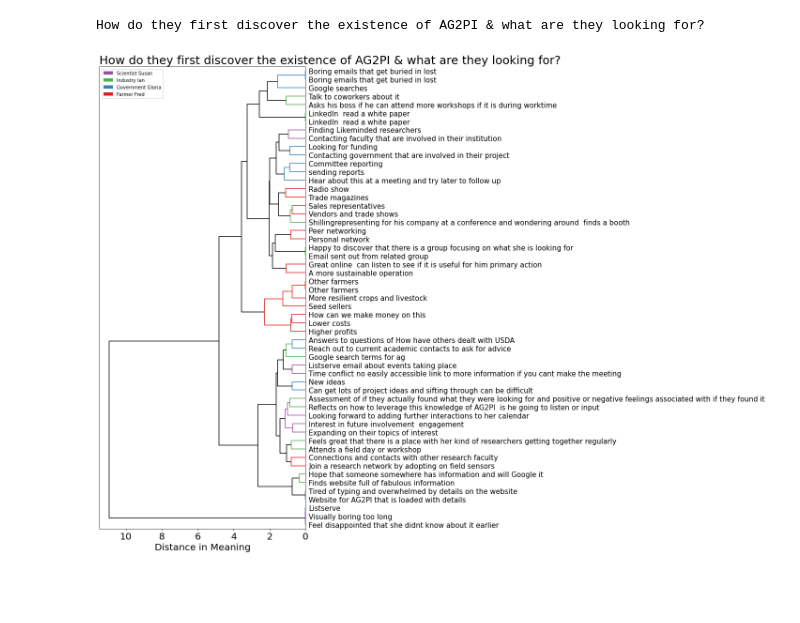
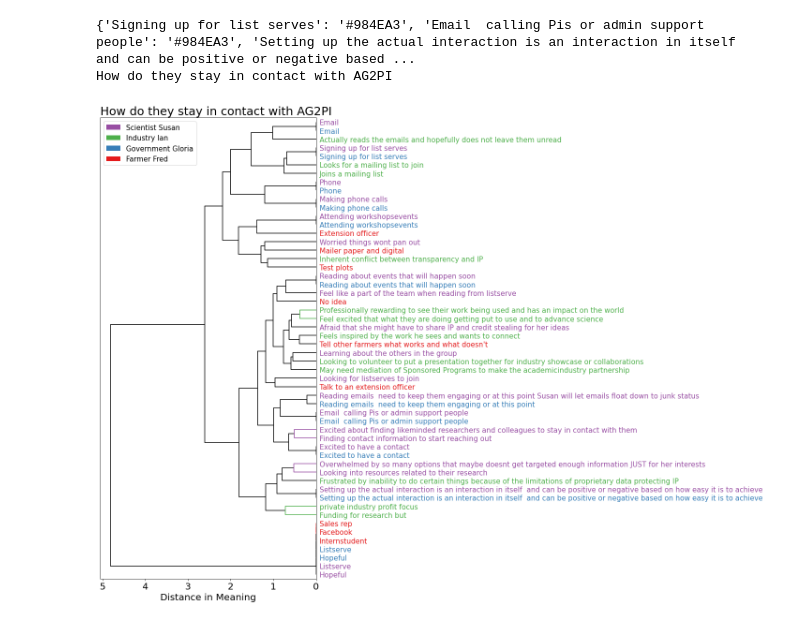
Before and after one commit to blitt2018/PSCExploratoryNLP, a Jupyter notebook: clusteringOnNouns.ipynb, the cells around one changed output. Saved outputs shown, nothing was run; the diff lists cells and outputs as text; code cells hidden in the pictures; blank space fills up the shorter version.

Commit message:
code to output clean sentiment trees

```diff
--- a/clusteringOnNouns.ipynb
+++ b/clusteringOnNouns.ipynb
@@ -94,0 +151,9 @@ dissim = getNounDistList(spanList)
+# %%
+#check out PCA and tSNE method
+spanSums = getSumSentVecs(nounSpanList)
+spanSums
+
+#only need 30 out of 300 features to get most of the variance in the data
+pca = PCA(n_components=55)
+reducedData = pca.fit_transform(np.array(spanSums))
+sum(pca.explained_variance_ratio_)
@@ -94,0 +162,3 @@ dissim = getNounDistList(spanList)
+# %%
+tsne = TSNE(n_components=2, random_state=25)
+projectedData = tsne.fit_transform(reducedData)
@@ -128,6 +222,8 @@ what information will be used to color the tree.
 
 cleaningLevel is the level of information that we want to take. Right now we should always use "workingDoc",
 since we need actual spaCy documents to get spans and calculate span similarity.
+
+simFunction. This is a function that will take a list of spans and give us the similarity between them.
 
 Key is the "slice" to take.
 
@@ -141,12 +237,12 @@ colored by Persona, using text from the workingDoc text created during the autom
 that occurs when creating Document.
 """
 
-def clusterSentEmbeddings(subsetList, cleaningLevel, inKey, ax=None):
+def clusterNounVerbEmbeddings(subsetList, cleaningLevel, simFunction, inKey, ax=None):
     #example
     #personaDict = doc.getDoubleColSubAttributeDict(["Touchpoint", "Persona"], "workingDoc")
     #inKey = 'How do they first discover the existence of AG2PI & what are they looking for?'
 
-    personaDict = doc.getDoubleColSubAttributeDict(["Touchpoint", "Persona"], "workingDoc")
+    personaDict = doc.getDoubleColSubAttributeDict(subsetList, cleaningLevel)
 
     """
     recreate the nested dictionary but get the spans instead of having the working doc
@@ -214,11 +310,11 @@ def clusterSentEmbeddings(subsetList, cleaningLevel, inKey, ax=None):
     for k in sorted(list(keyDict.keys())):
         labelList += keyDict[k]
 
-    simList = getNounSimList(spanList)
+    simList = simFunction(spanList, ["NOUN", "VERB", "ADJ", "ADV"])
     simList = np.array(simList)
 
     #get linkage
-    linked = linkage(simList, "ward")
+    linked = linkage(simList, "complete")
 
     #COLORING
     #black
@@ -236,15 +332,22 @@ def clusterSentEmbeddings(subsetList, cleaningLevel, inKey, ax=None):
 
         #if the colors are the same, then make merged tree of c1 and c2 (located at i + 1 + len(Z)) have same color
         #as the subtrees. IF NOT, simply use default color
-        link_cols[i+1+len(linked)] = c1 if (c1 == c2 or i12[0] < len(linked) or i12[1] < len(linked)) else defaultColor
+        #link_cols[i+1+len(linked)] = c1 if (c1 == c2 or i12[0] < len(linked) or i12[1] < len(linked)) else defaultColo
+        link_cols[i+1+len(linked)] = c1 if (c1 == c2) else defaultColor
 
     #the link function is basically saying, what should I color the upside-down U part of the tree that
     #links two subtrees
 
-
     if ax is None:
         ax = plt.gca()
+
     D = dendrogram(Z=linked, labels=labelList, orientation="left",color_threshold=None, link_color_func=lambda x: link_cols[x])
+
+    print(colorSpanMapping)
+    #note that the axis labels are text objects
+    for leaf in ax.yaxis.get_ticklabels():
+        leaf.set_color(colorSpanMapping[leaf.get_text()])
+
     ax.legend(handles=legendElements,loc='upper left')
     #ax.set_title(inKey)
     print(inKey)
@@ -252,21 +365,22 @@ def clusterSentEmbeddings(subsetList, cleaningLevel, inKey, ax=None):
 # %%
 plt.figure(figsize=(20, 15))
-ax = clusterSentEmbeddings(["Touchpoint", "Persona"], "workingDoc", 'How do they first discover the existence of AG2PI & what are they looking for?')
+ax = clusterNounVerbEmbeddings(["Touchpoint", "Persona"], "workingDoc", getPOSSimList, "How do they stay in contact with AG2PI ")
 #D = dendrogram(Z=linked, labels=labelList, orientation="left",color_threshold=None, link_color_func=lambda x: link_cols[x])
 ax.tick_params("y", labelsize=15)
 ax.tick_params("x", labelsize=20)
 #ax.tick_params(axis='both', which='major', labelsize=20)
 #plt.rcParams["xtick.labelsize"] = 30
 #plt.rcParams["ytick.labelsize"] = 20
 ax.set_xlabel("Distance in Meaning", size=20)
 plt.rcParams["legend.fontsize"] = 15
 plt.rcParams["axes.titlesize"] = 25
 #ax.rc('legend',fontsize=15)
 #ax.rc("axes", titlesize=25)
 #ax.rc("")
-ax.set_title('How do they first discover the existence of AG2PI & what are they looking for?', loc="left")
+ax.set_title("How do they stay in contact with AG2PI ", loc="left")
 plt.tight_layout()
-plt.savefig("/home/blitt/Academic/PSC/NLPPipelines/AG2PIAnalytics/mockups/sentEmbeddingSimilarity.jpg")
+plt.savefig("/home/blitt/Academic/PSC/NLPPipelines/AG2PIAnalytics/mockups/nounVerbSimStayContactQ.jpg")
 # %% [output]
-How do they first discover the existence of AG2PI & what are they looking for?
+{'Signing up for list serves': '#984EA3', 'Email  calling Pis or admin support people': '#984EA3', 'Setting up the actual interaction is an interaction in itself  and can be positive or negative based ...
+How do they stay in contact with AG2PI
-[figure, old version]
+[figure, new version]
```
Also changed, not shown: parts of 18 cells of this notebook, 1 other file.
